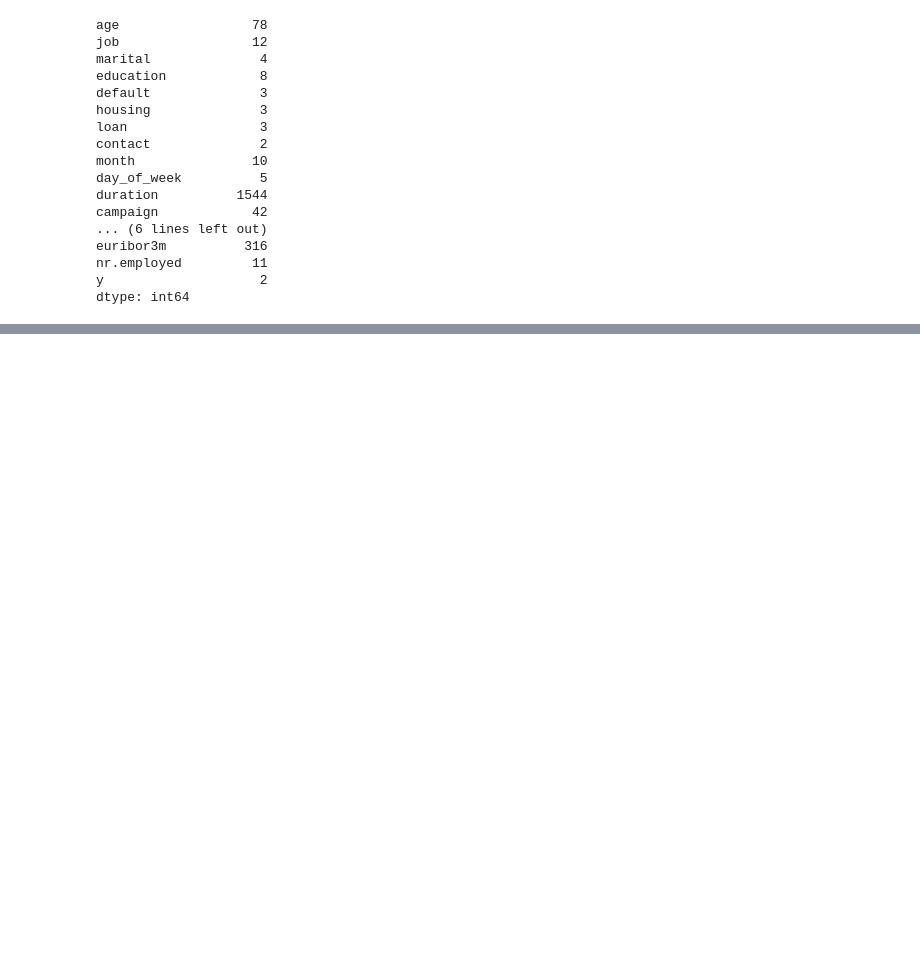
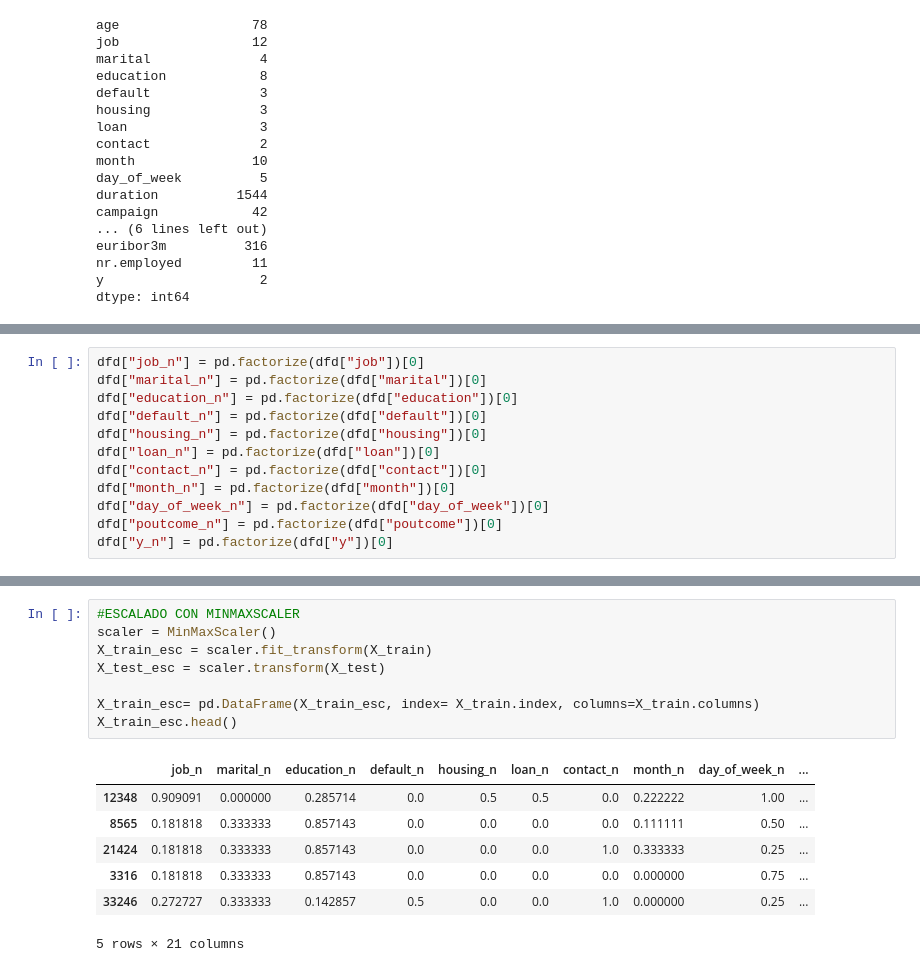
Before and after one commit to pdeleonsoria/Logistic-regg, a Jupyter notebook: src/explore.ipynb, the cells around one changed output, grey strips where cells are left out. Drawn from its saved outputs; the diff is of its cells as text; blank space fills up the shorter version.

```diff
--- a/src/explore.ipynb
+++ b/src/explore.ipynb
@@ -93,0 +78,12 @@ df_escalado.head()
+# %%
+dfd["job_n"] = pd.factorize(dfd["job"])[0]
+dfd["marital_n"] = pd.factorize(dfd["marital"])[0]
+dfd["education_n"] = pd.factorize(dfd["education"])[0]
+dfd["default_n"] = pd.factorize(dfd["default"])[0]
+dfd["housing_n"] = pd.factorize(dfd["housing"])[0]
+dfd["loan_n"] = pd.factorize(dfd["loan"])[0]
+dfd["contact_n"] = pd.factorize(dfd["contact"])[0]
+dfd["month_n"] = pd.factorize(dfd["month"])[0]
+dfd["day_of_week_n"] = pd.factorize(dfd["day_of_week"])[0]
+dfd["poutcome_n"] = pd.factorize(dfd["poutcome"])[0]
+dfd["y_n"] = pd.factorize(dfd["y"])[0]
@@ -93,0 +102,16 @@ df_escalado.head()
+# %%
+#ESCALADO CON MINMAXSCALER
+scaler = MinMaxScaler()
+X_train_esc = scaler.fit_transform(X_train)
+X_test_esc = scaler.transform(X_test)
+
+X_train_esc= pd.DataFrame(X_train_esc, index= X_train.index, columns=X_train.columns)
+X_train_esc.head()
+# %% [output]
+|  | job_n | marital_n | education_n | default_n | housing_n | loan_n | contact_n | month_n | day_of_week_n | ... |
+| 12348 | 0.909091 | 0.000000 | 0.285714 | 0.0 | 0.5 | 0.5 | 0.0 | 0.222222 | 1.00 | ... |
+| 8565 | 0.181818 | 0.333333 | 0.857143 | 0.0 | 0.0 | 0.0 | 0.0 | 0.111111 | 0.50 | ... |
+| 21424 | 0.181818 | 0.333333 | 0.857143 | 0.0 | 0.0 | 0.0 | 1.0 | 0.333333 | 0.25 | ... |
+| 3316 | 0.181818 | 0.333333 | 0.857143 | 0.0 | 0.0 | 0.0 | 0.0 | 0.000000 | 0.75 | ... |
+| 33246 | 0.272727 | 0.333333 | 0.142857 | 0.5 | 0.0 | 0.0 | 1.0 | 0.000000 | 0.25 | ... |
+5 rows × 21 columns
```
Also changed, not shown: parts of 13 cells of this notebook.
